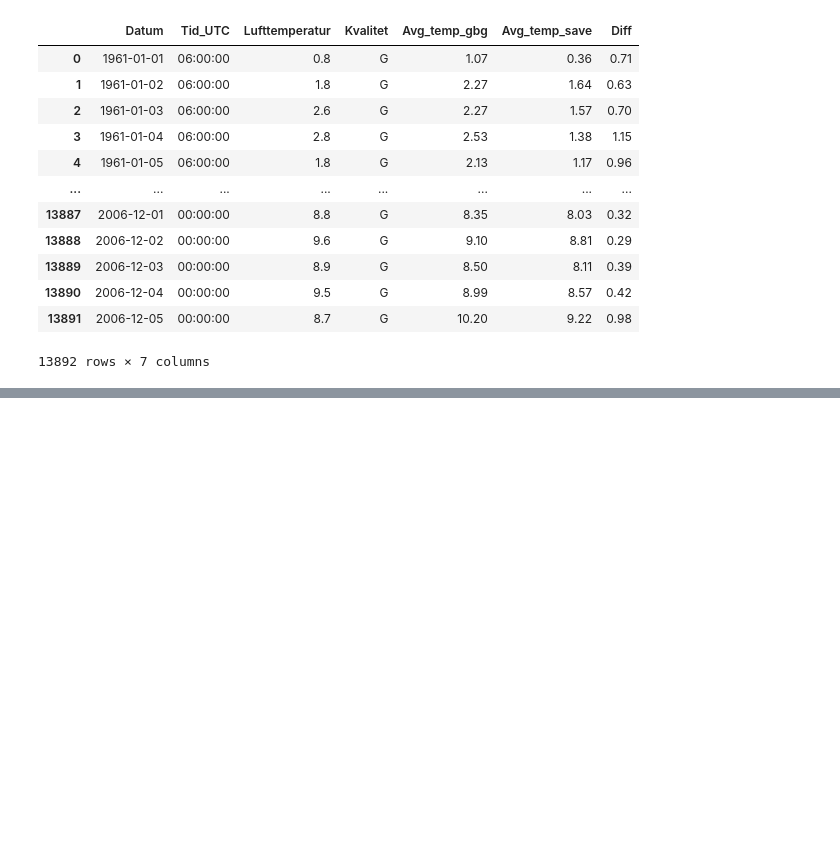
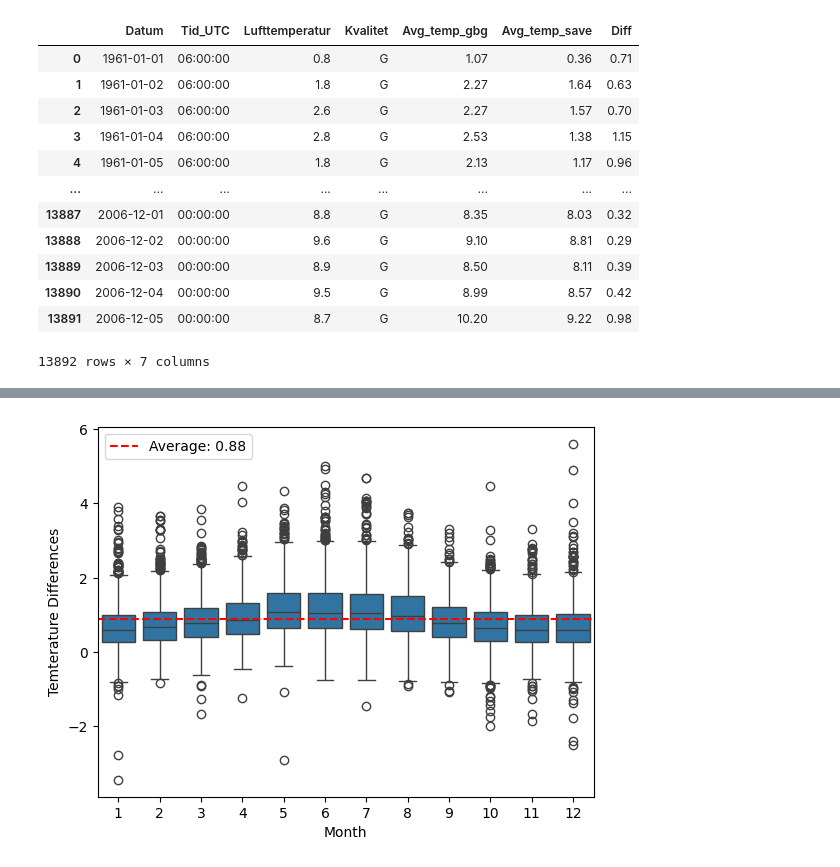
Before and after one commit to msteele919/projectwork, a Jupyter notebook: EDA/Compare_gbg_and_save_temps.ipynb, the cells around one changed output, grey strips where cells are left out. Cells and saved outputs as stored; diff of their text form; code cells hidden in the pictures; blank space fills up the shorter version.

Commit message:
Aded boxplot

```diff
--- a/EDA/Compare_gbg_and_save_temps.ipynb
+++ b/EDA/Compare_gbg_and_save_temps.ipynb
@@ -208,0 +213,2 @@ plt.show()
+# %%
+resp['Month'] = resp['Datum'].dt.month
@@ -208,0 +231,9 @@ plt.show()
+# %%
+plt.figure()
+graph = sns.boxplot(resp, x=resp['Month'], y=resp['Diff'])
+graph.axhline(avg_diff, color='r', linestyle='--', label=f'Average: {avg_diff.round(2)}')
+graph.legend()
+plt.ylabel('Temterature Differences')
+plt.show()
+# %% [output]
+[figure, added]
```
Also changed, not shown: parts of 8 cells of this notebook.
